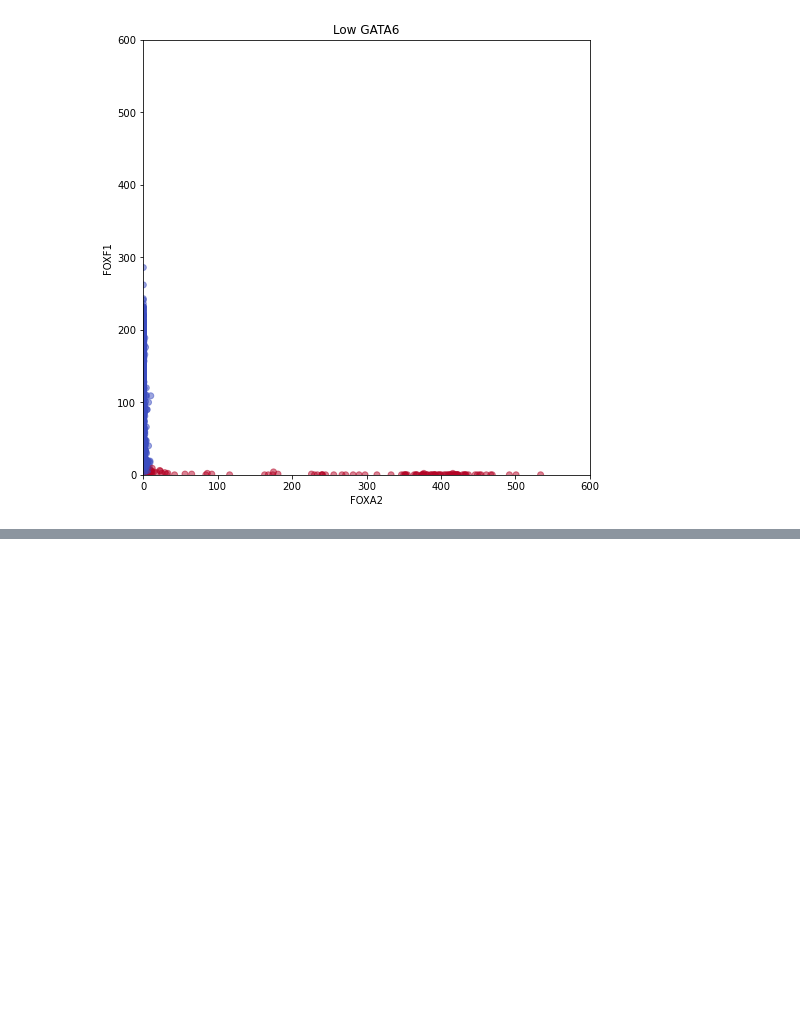
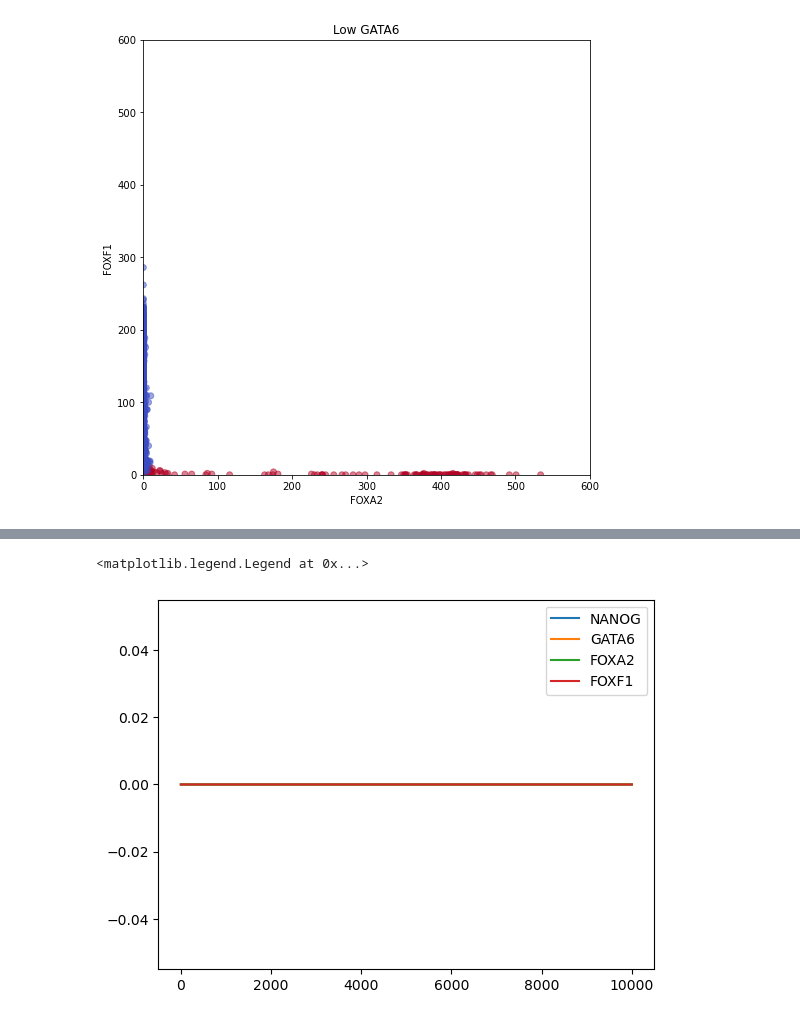
Before and after one commit to ajin40/cdh-gata6-model, a Jupyter notebook: GATA6_mass_action/gata6_response_test.ipynb, the cells around one changed output, grey strips where cells are left out. Drawn from its saved outputs; the diff is of its cells as text; code cells hidden in the pictures; blank space fills up the shorter version.

```diff
--- a/GATA6_mass_action/gata6_response_test.ipynb
+++ b/GATA6_mass_action/gata6_response_test.ipynb
@@ -402,0 +436,9 @@ Text(0.5, 1.0, 'Low GATA6')
+# %%
+plt.plot(ts, states[:, 0])
+plt.plot(ts, states[:, 4])
+plt.plot(ts, states[:, 10])
+plt.plot(ts, states[:, 16])
+plt.legend(['NANOG', 'GATA6', 'FOXA2', 'FOXF1'])
+# %% [output]
+<matplotlib.legend.Legend at 0x...>
+[figure, added]
```
Also changed, not shown: parts of 6 cells of this notebook, 4 other files.
